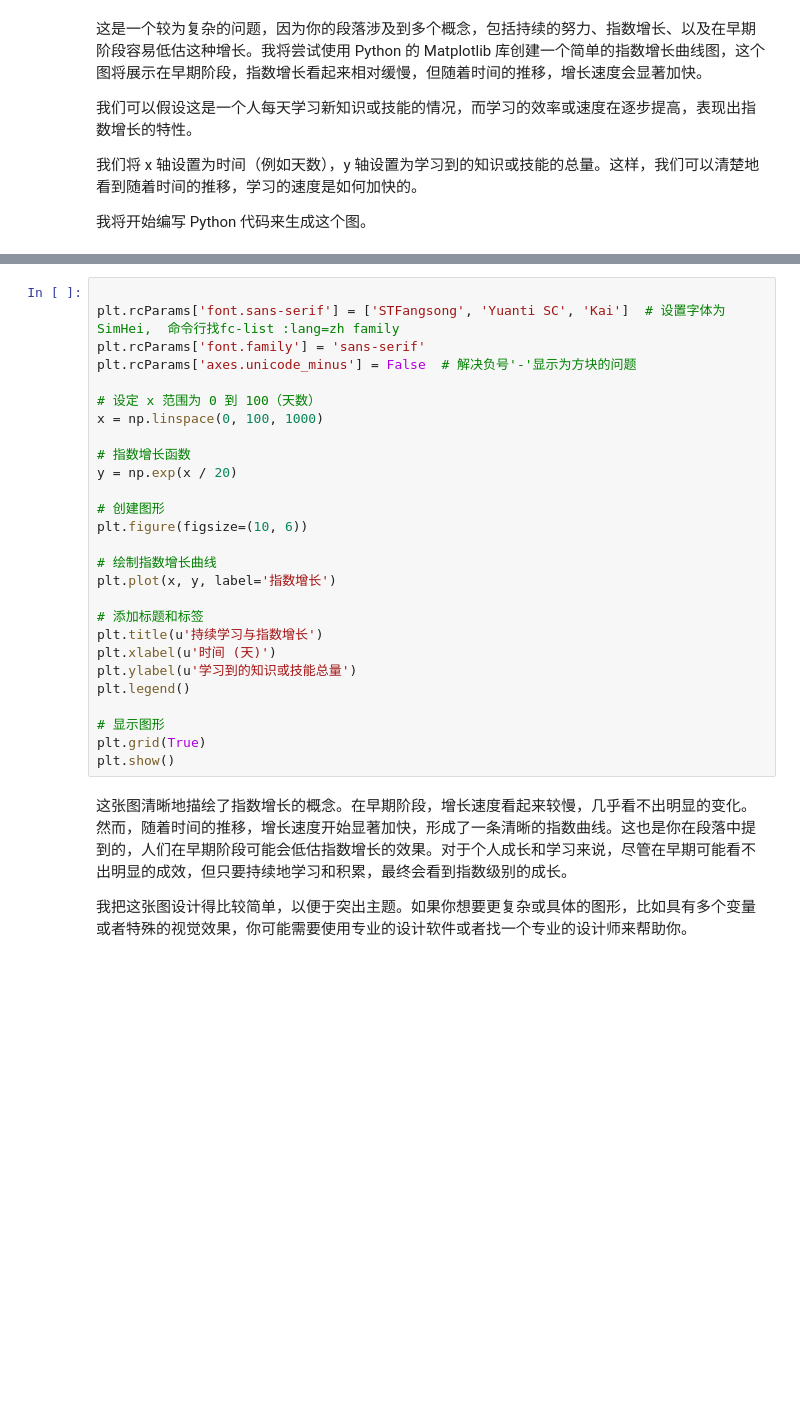
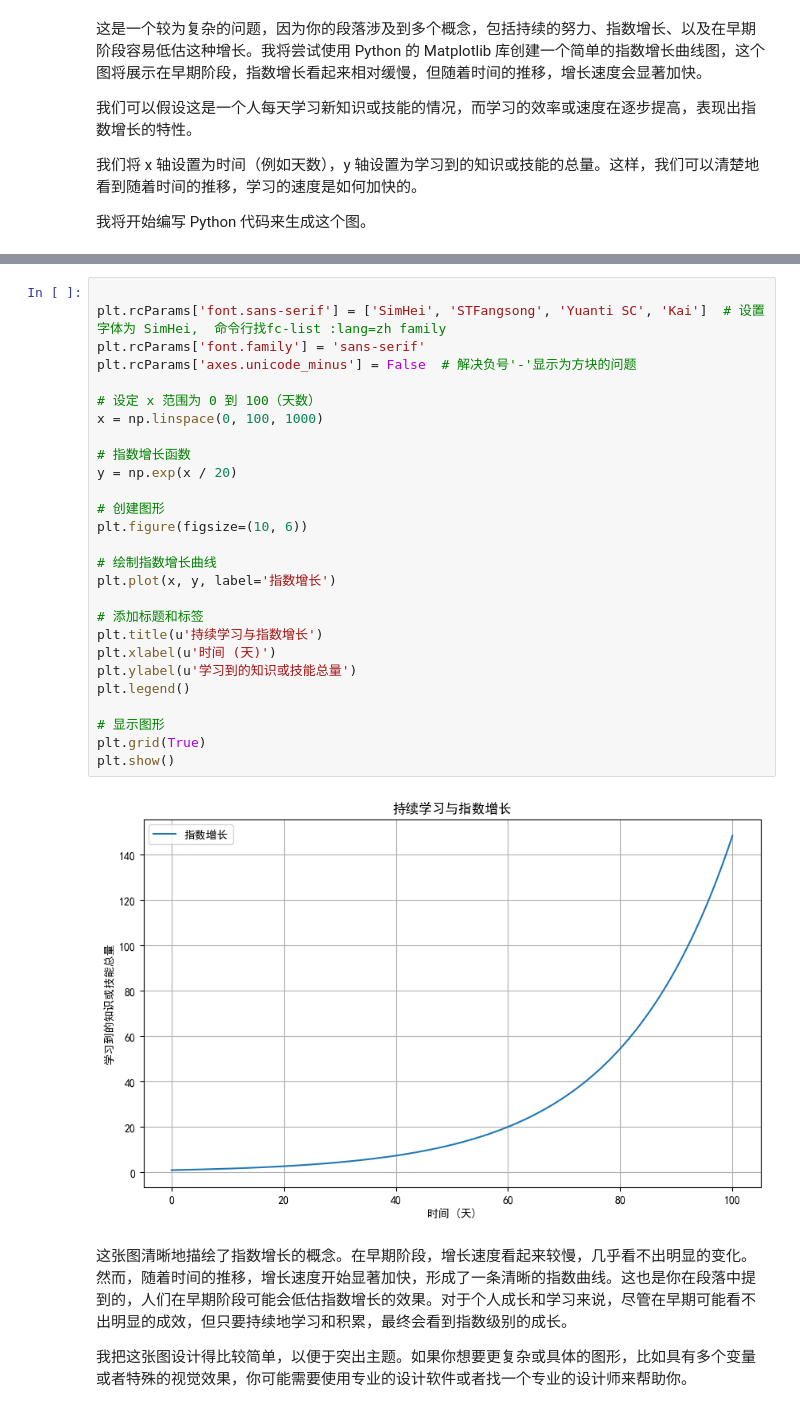
Before and after one commit to gantrol/great-work-cn, a Jupyter notebook: assets/exp.ipynb, the cells around one changed output, grey strips where cells are left out. Saved outputs shown, nothing was run; the diff lists cells and outputs as text; blank space fills up the shorter version.

```diff
--- a/assets/exp.ipynb
+++ b/assets/exp.ipynb
@@ -43,30 +61,32 @@ plt.rcParams
 # %%
 
-plt.rcParams['font.sans-serif'] = ['STFangsong', 'Yuanti SC', 'Kai']  # 设置字体为 SimHei,  命令行找fc-list :lang=zh family
+plt.rcParams['font.sans-serif'] = ['SimHei', 'STFangsong', 'Yuanti SC', 'Kai']  # 设置字体为 SimHei,  命令行找fc-list :lang=zh family
 plt.rcParams['font.family'] = 'sans-serif'
 plt.rcParams['axes.unicode_minus'] = False  # 解决负号'-'显示为方块的问题
 
 # 设定 x 范围为 0 到 100（天数）
 x = np.linspace(0, 100, 1000)
 
 # 指数增长函数
 y = np.exp(x / 20)
 
 # 创建图形
 plt.figure(figsize=(10, 6))
 
 # 绘制指数增长曲线
 plt.plot(x, y, label='指数增长')
 
 # 添加标题和标签
 plt.title(u'持续学习与指数增长')
 plt.xlabel(u'时间 (天)')
 plt.ylabel(u'学习到的知识或技能总量')
 plt.legend()
 
 # 显示图形
 plt.grid(True)
 plt.show()
+# %% [output]
+[figure, added]
 # %% [markdown]
 这张图清晰地描绘了指数增长的概念。在早期阶段，增长速度看起来较慢，几乎看不出明显的变化。然而，随着时间的推移，增长速度开始显著加快，形成了一条清晰的指数曲线。这也是你在段落中提到的，人们在早期阶段可能会低估指数增长的效果。对于个人成长和学习来说，尽管在早期可能看不出明显的成效，但只要持续地学习和积累，最终会看到指数级别的成长。
 
```
Also changed, not shown: parts of 2 cells of this notebook, 4 other files.
